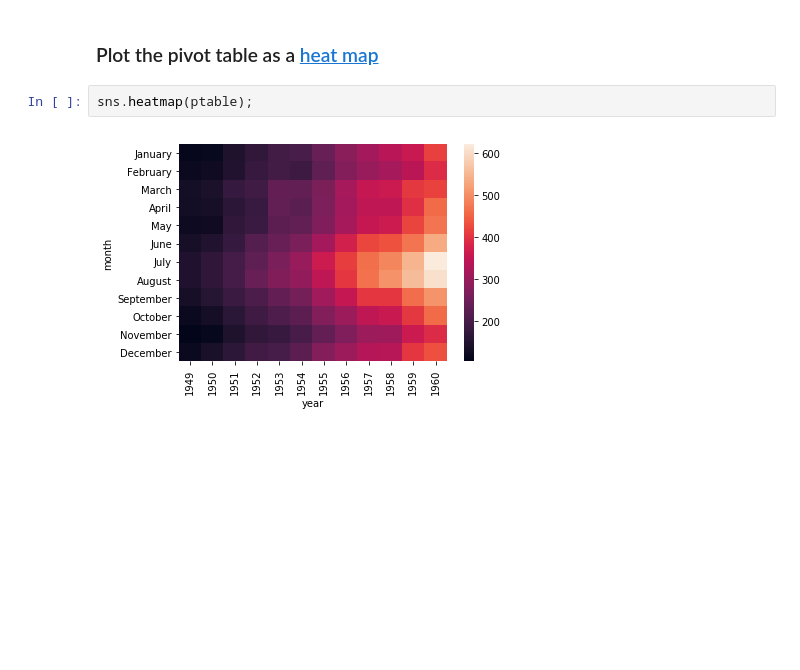
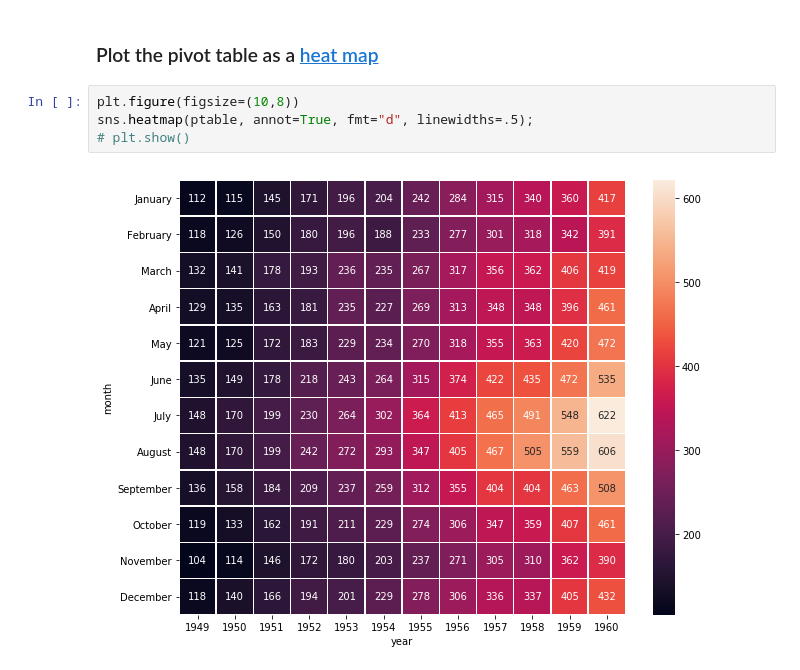
Before and after one commit to bloominstituteoftechnology/DS-Sprint-02-Storytelling-With-Data, a Jupyter notebook: module2-choose-appropriate-visualizations/LS_DS_122_Choose_appropriate_visualizations.ipynb, the cells around one changed output. Saved outputs shown, nothing was run; the diff lists cells and outputs as text; blank space fills up the shorter version.

```diff
--- a/module2-choose-appropriate-visualizations/LS_DS_122_Choose_appropriate_visualizations.ipynb
+++ b/module2-choose-appropriate-visualizations/LS_DS_122_Choose_appropriate_visualizations.ipynb
@@ -372,7 +375,9 @@ ptable
 | December | 118 | 140 | 166 | 194 | 201 | 229 | 278 | 306 | 336 | 337 | 405 | ... |
 # %% [markdown]
 ### Plot the pivot table as a [heat map](https://seaborn.pydata.org/generated/seaborn.heatmap.html)
-# %%
-sns.heatmap(ptable);
-# %% [output]
-[figure, removed]
+# %%
+plt.figure(figsize=(10,8))
+sns.heatmap(ptable, annot=True, fmt="d", linewidths=.5);
+# plt.show()
+# %% [output]
+[figure, added]
```
Also changed, not shown: parts of 2 cells of this notebook.
